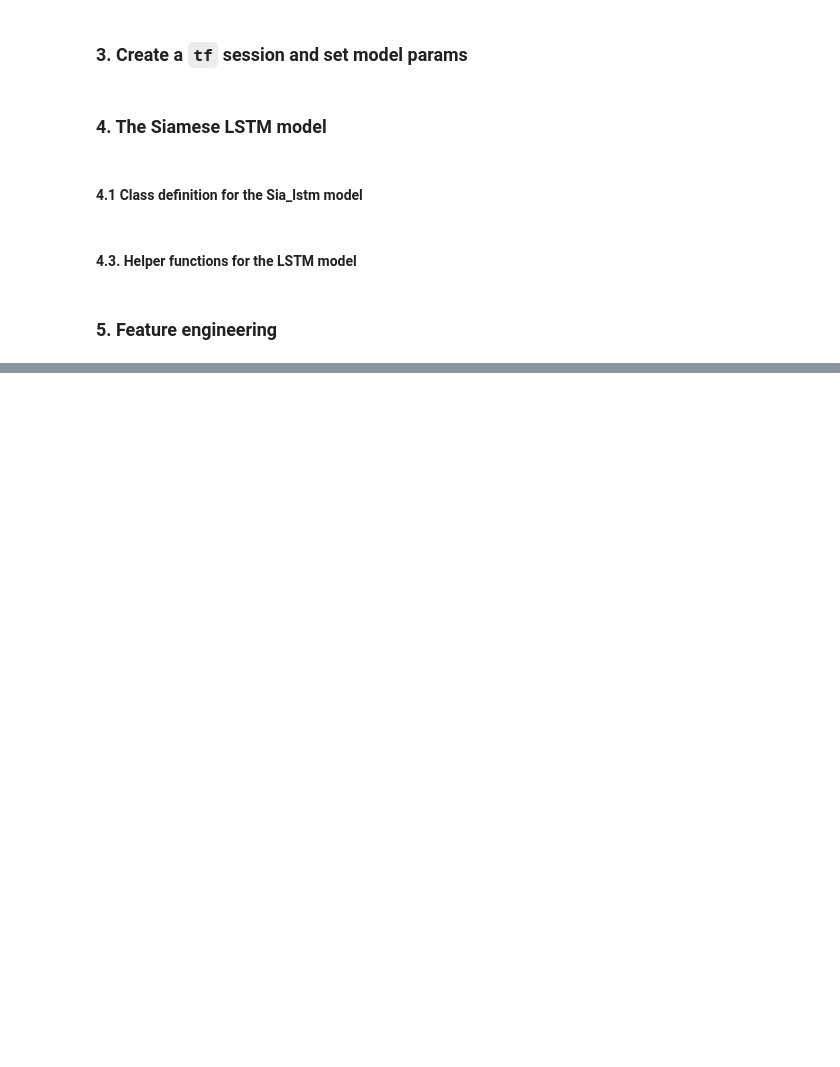
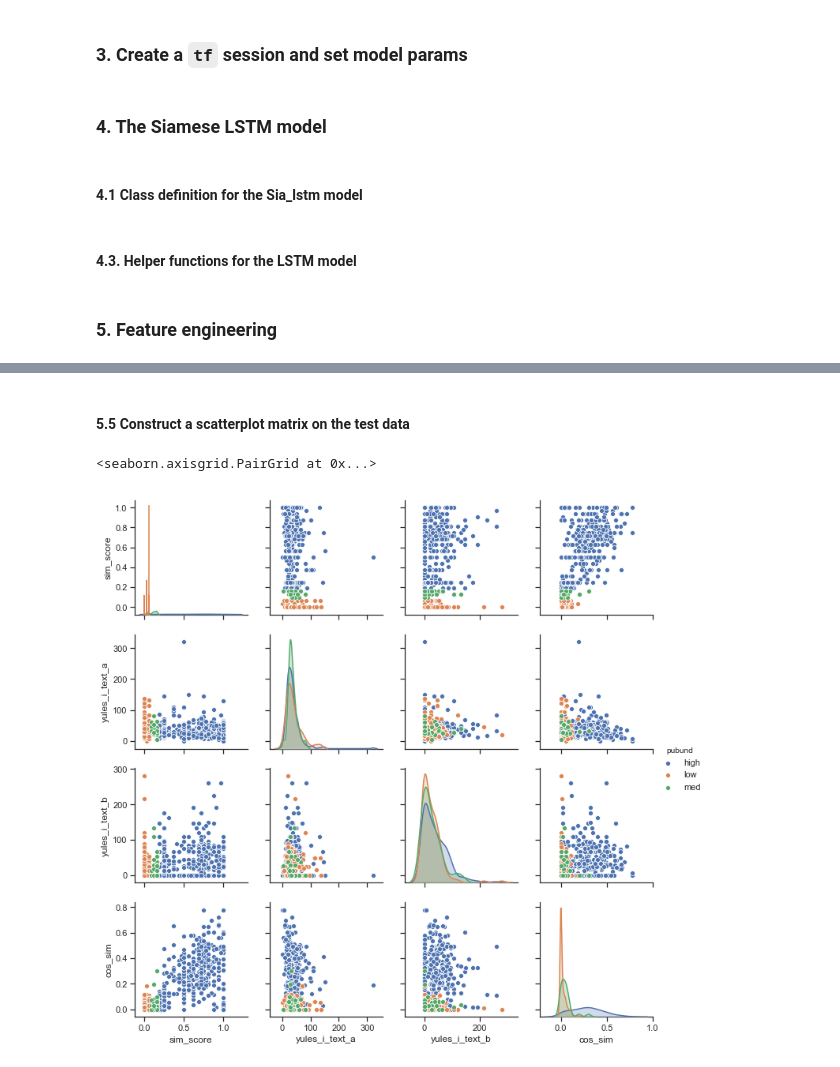
Before and after one commit to akhilpandey95/pubundsci, a Jupyter notebook: modules/neural_networks/siamese_lstm.ipynb, the cells around one changed output, grey strips where cells are left out. Cells and saved outputs as stored; diff of their text form; code cells hidden in the pictures; blank space fills up the shorter version.

```diff
--- a/modules/neural_networks/siamese_lstm.ipynb
+++ b/modules/neural_networks/siamese_lstm.ipynb
@@ -292,0 +417,26 @@ def exponent_neg_manhattan_distance(left, right):
+# %%
+# add the column yules I for text a
+test_data = test_data.assign(yules_i_text_a =
+            [compute_yules_i_for_text(x) for x in tqdm(test_data['text_a'])])
+
+# add the column yules I for text b
+test_data = test_data.assign(yules_i_text_b =
+            [compute_yules_i_for_text(x) for x in tqdm(test_data['text_b'])])
+
+# add the column bi grams for (text_a, text_b)
+test_data = test_data.assign(bigrams =
+            [compute_collocation_score(test_data['text_a'][x], test_data['text_b'][x], 'bi')
+             for x in tqdm(range(len(test_data)))])
+
+# add the column tri grams for (text_a, text_b)
+test_data = test_data.assign(trigrams =
+            [compute_collocation_score(test_data['text_a'][x], test_data['text_b'][x], 'tri')
+             for x in tqdm(range(len(test_data)))])
+
+# add the cosine similarity between a and b
+test_data = test_data.assign(cos_sim =
+            [cosine_sim(test_data['text_a'][x], test_data['text_b'][x])
+             for x in tqdm(range(len(test_data)))])
+
+# display the head of the test data
+test_data.head()
@@ -292,0 +450,11 @@ def exponent_neg_manhattan_distance(left, right):
+# %% [markdown]
+#### 5.5 Construct a scatterplot matrix on the test data
+# %%
+# set the sns style as ticks
+sns.set(style='ticks')
+
+# load the scatterplot matrix
+sns.pairplot(test_data.iloc[:, [3, 4, 5, 6, 9]], hue='pubund')
+# %% [output]
+<seaborn.axisgrid.PairGrid at 0x...>
+[figure, added]
```
Also changed, not shown: parts of 11 cells of this notebook.
